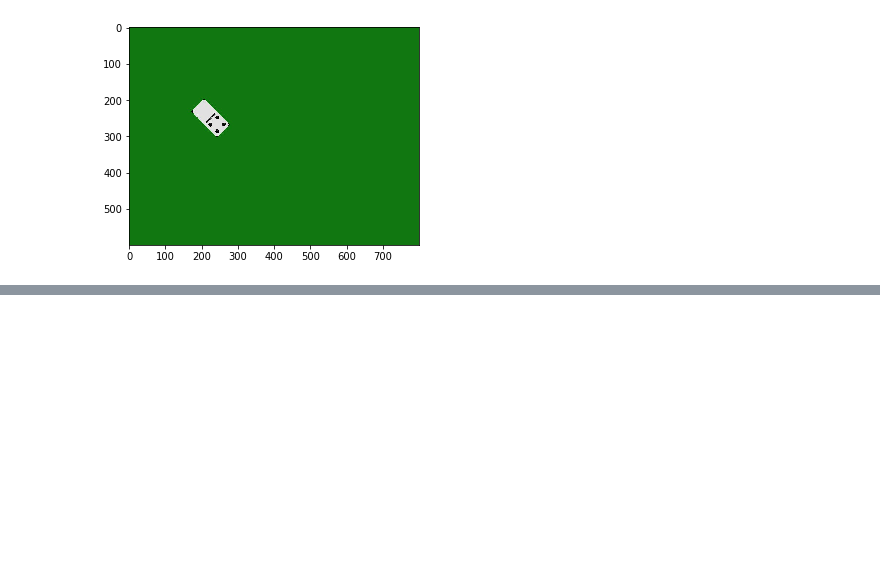
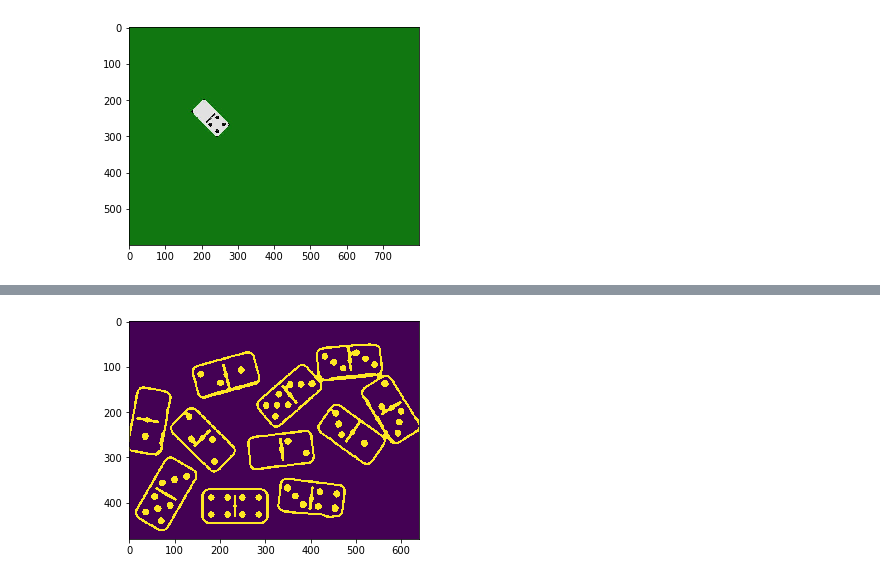
Before and after one commit to XCoret/R2-MINO, a Jupyter notebook: code/modulVisio.ipynb, the cells around one changed output, grey strips where cells are left out. Cells and saved outputs as stored; diff of their text form; code cells hidden in the pictures; blank space fills up the shorter version.

```diff
--- a/code/modulVisio.ipynb
+++ b/code/modulVisio.ipynb
@@ -186,0 +188,82 @@ Rotacio: -45.0
+# %%
+import cv2 as cv
+import numpy as np
+from matplotlib import pyplot as plt
+import time
+import math
+
+bg = cv.imread('src/tapete.png')
+frame = cv.imread('example.jpg')
+im = frame.copy()
+gray = cv.cvtColor(im,cv.COLOR_BGR2GRAY)
+graybg = cv.cvtColor(bg,cv.COLOR_BGR2GRAY)
+
+gray = cv.subtract(gray,graybg)
+gray = cv.GaussianBlur(gray, (5,5),0)
+#ret,threshold = cv.threshold(gray,100,255,cv.THRESH_BINARY)
+threshold = cv.adaptiveThreshold(gray,255,cv.ADAPTIVE_THRESH_GAUSSIAN_C,cv.THRESH_BINARY_INV,11,2)
+
+kernel6 = np.array([
+    [0,0,1,1,0,0],
+    [0,1,1,1,1,0],
+    [1,1,1,1,1,1],
+    [1,1,1,1,1,1],
+    [0,1,1,1,1,0],
+    [0,0,1,1,0,0]],dtype=np.uint8)
+
+kernel5 = np.array([
+    [0,0,1,0,0],
+    [0,1,1,1,0],
+    [1,1,-1,1,1],
+    [0,1,1,1,0],
+    [0,0,1,0,0]],dtype=np.uint8)
+
+kernel4 = np.array([
+    [0,0,0,0],
+    [0,1,1,0],
+    [0,1,1,0],
+    [0,0,0,0]],dtype=np.uint8)
+
+kernel3 = np.array([
+    [0,0,0],
+    [0,1,0],
+    [0,0,0]],dtype=np.uint8)
+
+hitOrMissKernel = np.array([
+    [1,0,1],
+    [1,1,1],
+    [0,1,0]],np.uint8)
+
+
+
+'''
+#out = cv.dilate(threshold,kernel4,iterations=2)
+out = cv.erode(threshold,kernel4,iterations=2)
+
+#out = cv.morphologyEx(out, cv.MORPH_HITMISS, hitOrMissKernel, iterations= 1)
+#out = cv.medianBlur(out,3)
+out = cv.morphologyEx(out, cv.MORPH_CLOSE, kernel)
+#out = cv.erode(threshold,kernel3,iterations=1)
+#out =out - cv.morphologyEx(out, cv.MORPH_HITMISS, hitOrMissKernel, iterations= 1)
+out.astype(np.uint8)
+plt.figure()
+plt.imshow(out)
+cv.imwrite('closing.jpg',out)
+'''
+kernel=np.ones((3,3),np.uint8)
+out=threshold
+
+out = cv.morphologyEx(out, cv.MORPH_CLOSE, kernel, iterations = 2)
+out = cv.medianBlur(out, 7)
+
+
+
+
+
+
+
+out.astype(np.uint8)
+plt.figure()
+plt.imshow(out)
+cv.imwrite('closing.jpg',out)
+# %% [output]
@@ -186,0 +271 @@ Rotacio: -45.0
+[figure, added]
```
Also changed, not shown: parts of 6 cells of this notebook, 7 other files.
